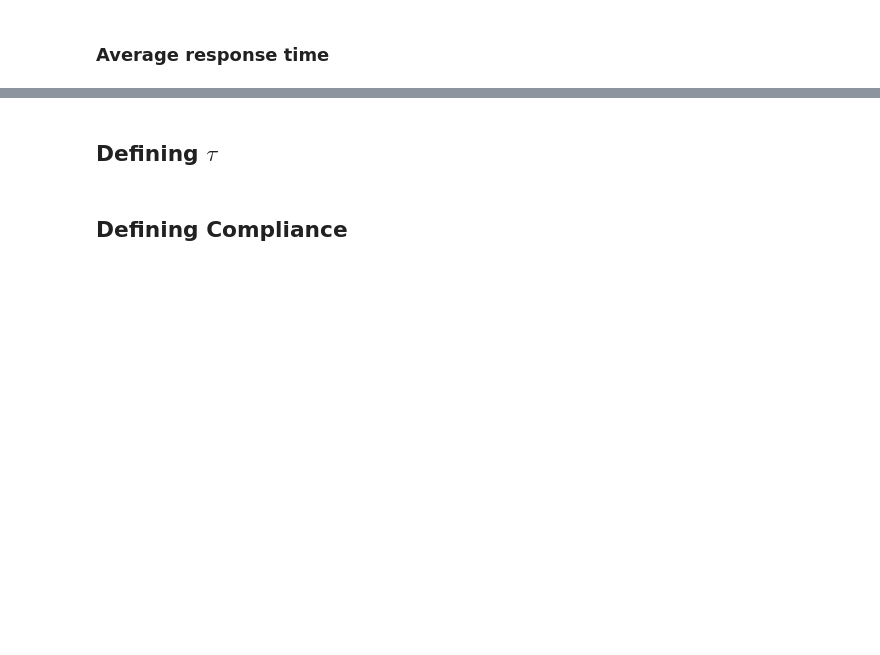
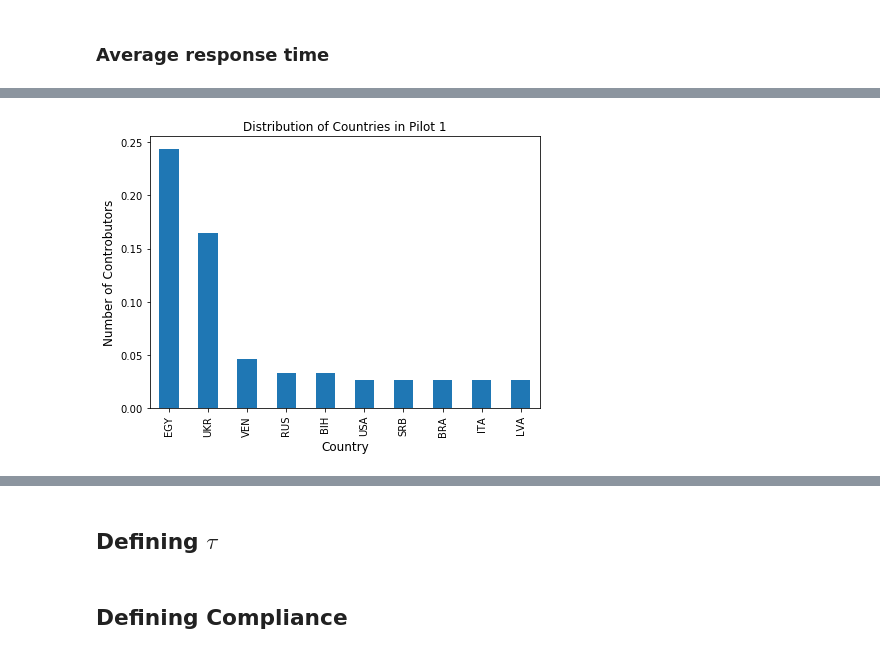
Before and after one commit to smferro54/W241_Final_Project, a Jupyter notebook: Final Project W241.ipynb, the cells around one changed output, grey strips where cells are left out. Drawn from its saved outputs; the diff is of its cells as text; code cells hidden in the pictures; blank space fills up the shorter version.

```diff
--- a/Final Project W241.ipynb
+++ b/Final Project W241.ipynb
@@ -181,0 +193,11 @@ second_pilot['_time_to_respond'].describe().reset_index().set_index('index')
+# %%
+country_count  = second_pilot['_country'].value_counts()
+country_count = country_count[:10,]/first_pilot.shape[0]
+plt.figure(figsize=(7,5))
+country_count.plot(kind='bar')
+plt.title('Distribution of Countries in Pilot 1')
+plt.ylabel('Number of Controbutors', fontsize=12)
+plt.xlabel('Country', fontsize=12)
+plt.show()
+# %% [output]
+[figure, added]
```
Also changed, not shown: parts of 38 cells of this notebook, 6 other files.
